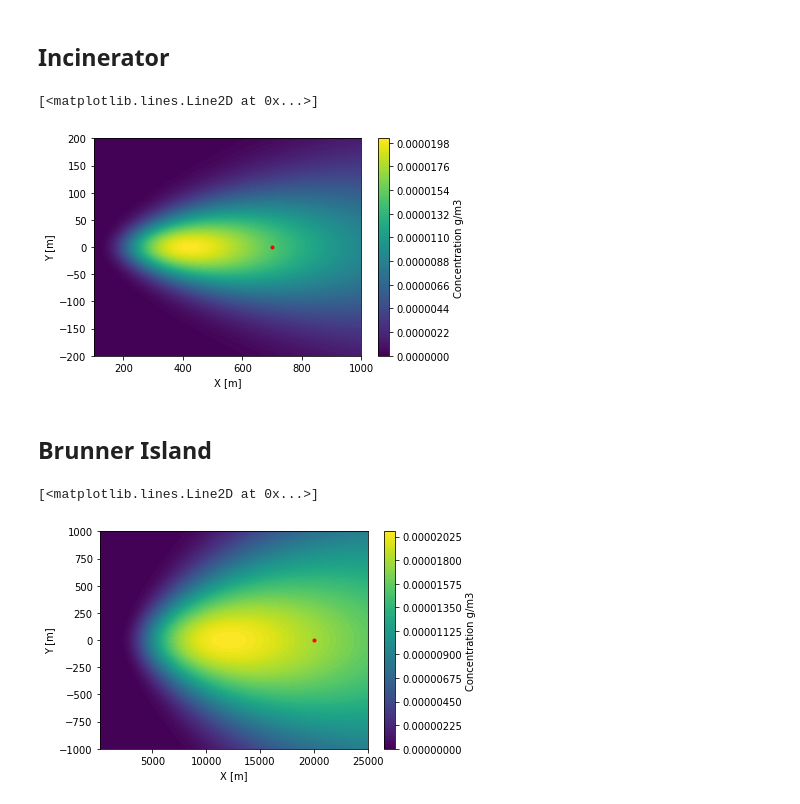
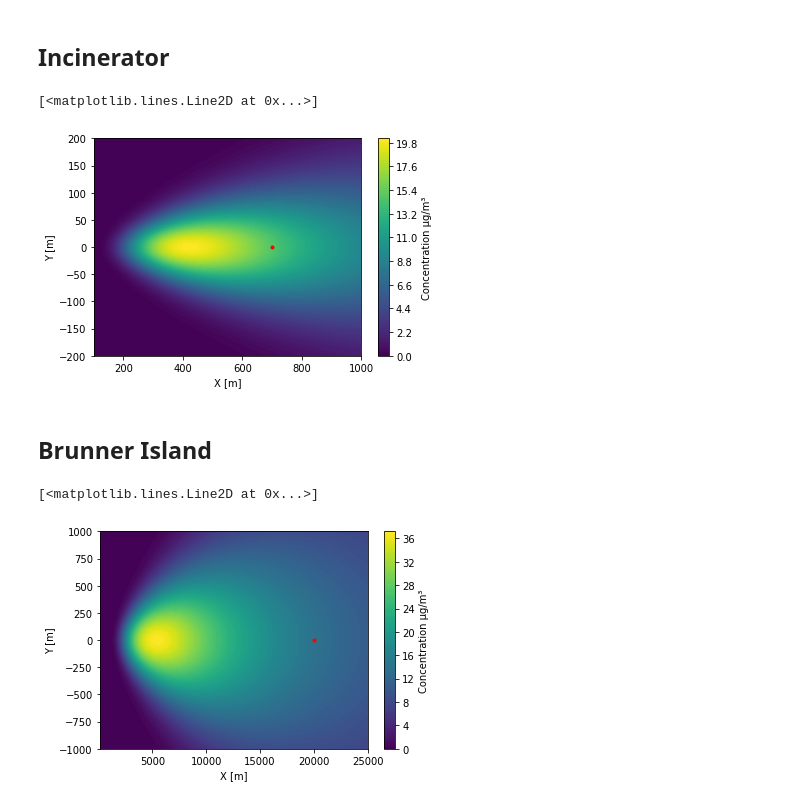
Before and after one commit to DuncanDHall/EAS-air-quality, a Jupyter notebook: exploration_v3.ipynb, the cells around one changed output. Drawn from its saved outputs; the diff is of its cells as text; code cells hidden in the pictures.

Commit message:
More graphs

```diff
--- a/exploration_v3.ipynb
+++ b/exploration_v3.ipynb
@@ -400,31 +403,31 @@ import gaussianPlume
 # %%
 rate = 0.95 # g/s
 H = 40. # m
 U = 4.1 # m/s
 xGrid = np.linspace(100,1000,200) # m
 yGrid = np.linspace(-200,200,200) # m
 zGrid = 5. #m
 
 pointSource = gaussianPlume.pointSource(0,0,0,rate,H)
 grid = gaussianPlume.receptorGrid(xGrid,yGrid,zGrid)
 stability = gaussianPlume.stabilityClass('C')
 
 a = gaussianPlume.gaussianPlume(pointSource,grid,stability,U)
 
 concField = a.calculateConcentration()
 
 fig = plt.figure()
 ax = fig.add_subplot(111)
-c = ax.contourf(grid.xMesh[0],grid.yMesh[0],concField[0],100)
+c = ax.contourf(grid.xMesh[0],grid.yMesh[0],concField[0]*1e6,100)
 cb = fig.colorbar(c)
-cb.set_label('Concentration g/m3')
+cb.set_label('Concentration μg/m³')
 ax.set_xlabel('X [m]')
 ax.set_ylabel('Y [m]')
 ax.plot([700],[0],'r.')
 # fig.show()
 # %% [output]
 [<matplotlib.lines.Line2D at 0x...>]
-[figure, old version]
+[figure, new version]
 # %% [markdown]
 ## Brunner Island
 # %%
@@ -437,7 +440,7 @@ zGrid = 5. #m
 
 pointSource = gaussianPlume.pointSource(0,0,0,rate,H)
 grid = gaussianPlume.receptorGrid(xGrid,yGrid,zGrid)
-stability = gaussianPlume.stabilityClass('E')
+stability = gaussianPlume.stabilityClass('D')
 
 a = gaussianPlume.gaussianPlume(pointSource,grid,stability,U)
 
@@ -445,13 +448,13 @@ concField = a.calculateConcentration()
 
 fig = plt.figure()
 ax = fig.add_subplot(111)
-c = ax.contourf(grid.xMesh[0],grid.yMesh[0],concField[0],100)
+c = ax.contourf(grid.xMesh[0],grid.yMesh[0],concField[0]*1e6,100)
 cb = fig.colorbar(c)
-cb.set_label('Concentration g/m3')
+cb.set_label('Concentration μg/m³')
 ax.set_xlabel('X [m]')
 ax.set_ylabel('Y [m]')
 ax.plot([20000],[0],'r.')
 # fig.show()
 # %% [output]
 [<matplotlib.lines.Line2D at 0x...>]
-[figure, old version]
+[figure, new version]
```
Also changed, not shown: parts of 4 cells of this notebook, 2 other files.
